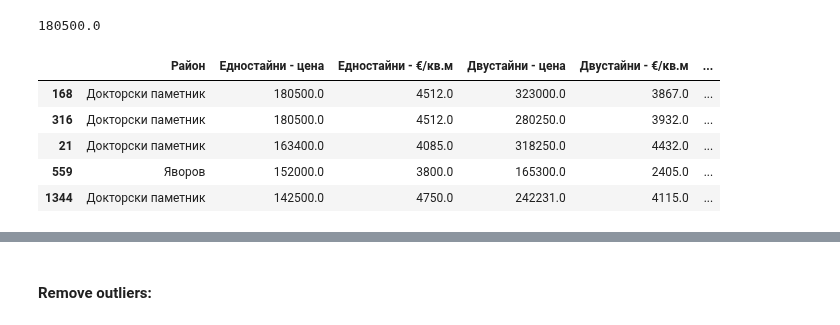
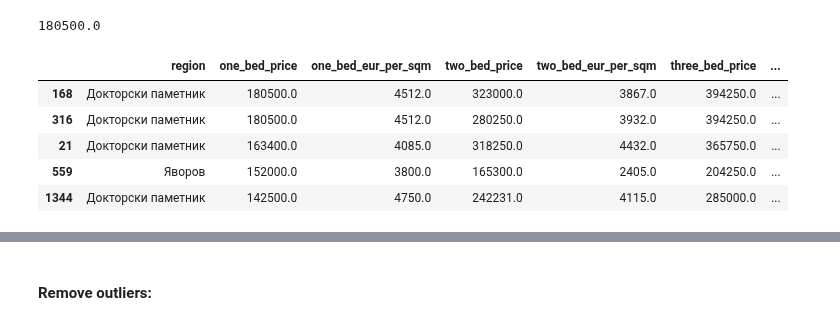
Before and after one commit to GalkaKG/Predicting-Sofia-Real-Estate-Prices, a Jupyter notebook: second_dataset_eda_and_modeling.ipynb, the cells around one changed output, grey strips where cells are left out. Drawn from its saved outputs; the diff is of its cells as text; code cells hidden in the pictures.

```diff
--- a/second_dataset_eda_and_modeling.ipynb
+++ b/second_dataset_eda_and_modeling.ipynb
@@ -71,0 +74,15 @@ Index(['Район', 'Едностайни - цена', 'Едностайни -
+# %%
+# Rename columns in second_df
+second_df = second_df.rename(columns={
+    'Район': 'region',
+    'Едностайни - цена': 'one_bed_price',
+    'Едностайни - €/кв.м': 'one_bed_eur_per_sqm',
+    'Двустайни - цена': 'two_bed_price',
+    'Двустайни - €/кв.м': 'two_bed_eur_per_sqm',
+    'Тристайни - цена': 'three_bed_price',
+    'Тристайни - €/кв.м': 'three_bed_eur_per_sqm',
+    'Общо - €/кв.м': 'overall_eur_per_sqm',
+    'Дата': 'date'
+})
+
+second_df.head()
@@ -88,13 +112,13 @@ How we see in this dataset we have NaN values.
 First, we'll want to convert the columns containing numerical data from object (string) to appropriate numerical types (e.g., float). This conversion is necessary for performing any numerical operations or analysis. And next we will fill the NaN values with the median.
 # %%
 numeric_columns = [
-    'Едностайни - цена',
-    'Едностайни - €/кв.м',
-    'Двустайни - цена',
-    'Двустайни - €/кв.м',
-    'Тристайни - цена',
-    'Тристайни - €/кв.м',
-    'Общо - €/кв.м'
+    'one_bed_price',
+    'one_bed_eur_per_sqm',
+    'two_bed_price',
+    'two_bed_eur_per_sqm',
+    'three_bed_price',
+    'three_bed_eur_per_sqm',
+    'overall_eur_per_sqm'
 ]
 
 def convert_dtypes(df, numeric_columns):
@@ -148,3 +174,5 @@ dtype: object
+# %%
+second_df['date'] = pd.to_datetime(second_df['date'], format='%d.%m.%Y')
 # %% [markdown]
 Check the format of the "Дата" column:
 # %%
@@ -255,15 +283,15 @@ second_df['Едностайни - цена'].max()
 # %% [output]
 180500.0
 # %%
-top_5_rows = second_df.nlargest(5, 'Едностайни - цена')
+top_5_rows = second_df.nlargest(5, 'one_bed_price')
 top_5_rows
 # %% [output]
-|  | Район | Едностайни - цена | Едностайни - €/кв.м | Двустайни - цена | Двустайни - €/кв.м | ... |
-| 168 | Докторски паметник | 180500.0 | 4512.0 | 323000.0 | 3867.0 | ... |
-| 316 | Докторски паметник | 180500.0 | 4512.0 | 280250.0 | 3932.0 | ... |
-| 21 | Докторски паметник | 163400.0 | 4085.0 | 318250.0 | 4432.0 | ... |
-| 559 | Яворов | 152000.0 | 3800.0 | 165300.0 | 2405.0 | ... |
-| 1344 | Докторски паметник | 142500.0 | 4750.0 | 242231.0 | 4115.0 | ... |
+|  | region | one_bed_price | one_bed_eur_per_sqm | two_bed_price | two_bed_eur_per_sqm | three_bed_price | ... |
+| 168 | Докторски паметник | 180500.0 | 4512.0 | 323000.0 | 3867.0 | 394250.0 | ... |
+| 316 | Докторски паметник | 180500.0 | 4512.0 | 280250.0 | 3932.0 | 394250.0 | ... |
+| 21 | Докторски паметник | 163400.0 | 4085.0 | 318250.0 | 4432.0 | 365750.0 | ... |
+| 559 | Яворов | 152000.0 | 3800.0 | 165300.0 | 2405.0 | 204250.0 | ... |
+| 1344 | Докторски паметник | 142500.0 | 4750.0 | 242231.0 | 4115.0 | 285000.0 | ... |
 # %%
 from scipy import stats
 
```
Also changed, not shown: parts of 26 cells of this notebook, 1 other file.
